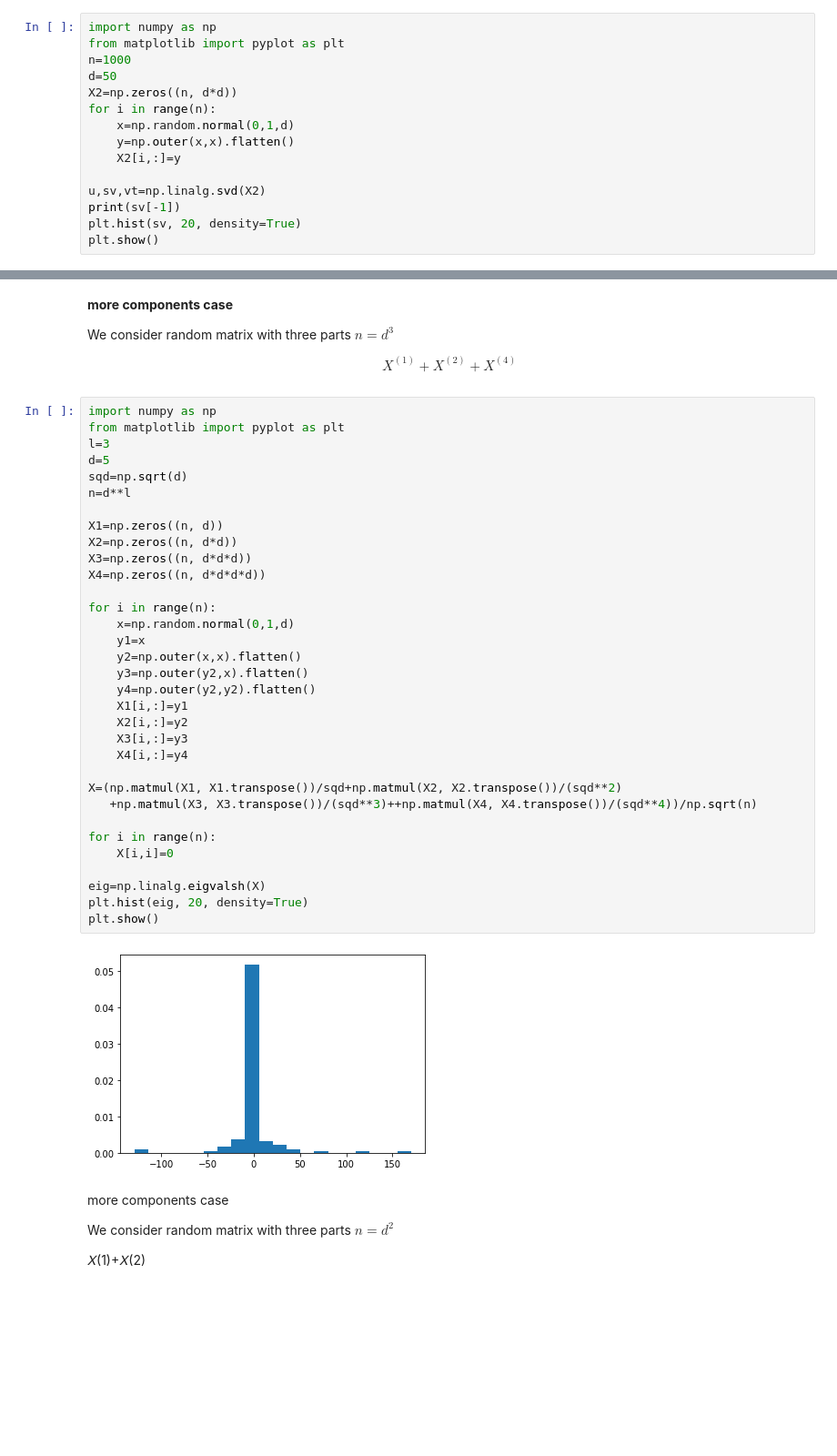
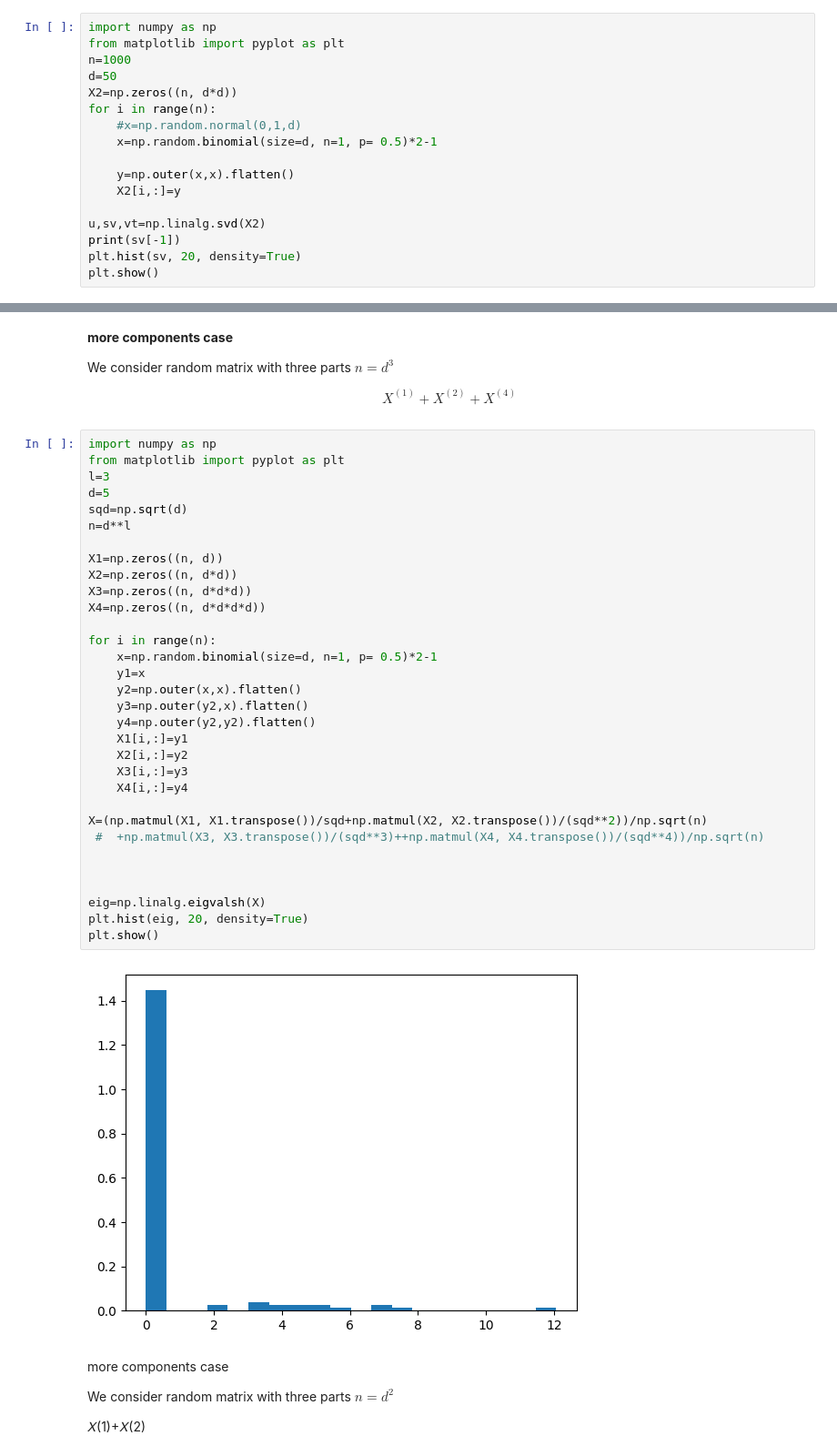
Before and after one commit to jiaoyang/Kernel-Matrix, a Jupyter notebook: Random_matrix_with_correlated_entries.ipynb, the cells around one changed output, grey strips where cells are left out. Shown: that part at 91% size. Cells and saved outputs as stored; diff of their text form; blank space fills up the shorter version.

```diff
--- a/Random_matrix_with_correlated_entries.ipynb
+++ b/Random_matrix_with_correlated_entries.ipynb
@@ -15,7 +15,9 @@ n=1000
 d=50
 X2=np.zeros((n, d*d))
 for i in range(n):
-    x=np.random.normal(0,1,d)
+    #x=np.random.normal(0,1,d)
+    x=np.random.binomial(size=d, n=1, p= 0.5)*2-1
+
     y=np.outer(x,x).flatten()
     X2[i,:]=y
 
@@ -55,38 +57,37 @@ We consider random matrix with three parts $n=d^3$
 # %%
 import numpy as np
 from matplotlib import pyplot as plt
 l=3
 d=5
 sqd=np.sqrt(d)
 n=d**l
 
 X1=np.zeros((n, d))
 X2=np.zeros((n, d*d))
 X3=np.zeros((n, d*d*d))
 X4=np.zeros((n, d*d*d*d))
 
 for i in range(n):
-    x=np.random.normal(0,1,d)
+    x=np.random.binomial(size=d, n=1, p= 0.5)*2-1
     y1=x
     y2=np.outer(x,x).flatten()
     y3=np.outer(y2,x).flatten()
     y4=np.outer(y2,y2).flatten()
     X1[i,:]=y1
     X2[i,:]=y2
     X3[i,:]=y3
     X4[i,:]=y4
 
-X=(np.matmul(X1, X1.transpose())/sqd+np.matmul(X2, X2.transpose())/(sqd**2)
-   +np.matmul(X3, X3.transpose())/(sqd**3)++np.matmul(X4, X4.transpose())/(sqd**4))/np.sqrt(n)
+X=(np.matmul(X1, X1.transpose())/sqd+np.matmul(X2, X2.transpose())/(sqd**2))/np.sqrt(n)
+ #  +np.matmul(X3, X3.transpose())/(sqd**3)++np.matmul(X4, X4.transpose())/(sqd**4))/np.sqrt(n)
 
-for i in range(n):
-    X[i,i]=0
+
 
 eig=np.linalg.eigvalsh(X)
 plt.hist(eig, 20, density=True)
 plt.show()
 # %% [output]
-[figure, old version]
+[figure, new version]
 # %% [markdown]
 more components case
 
```
Also changed, not shown: parts of 6 cells of this notebook.
